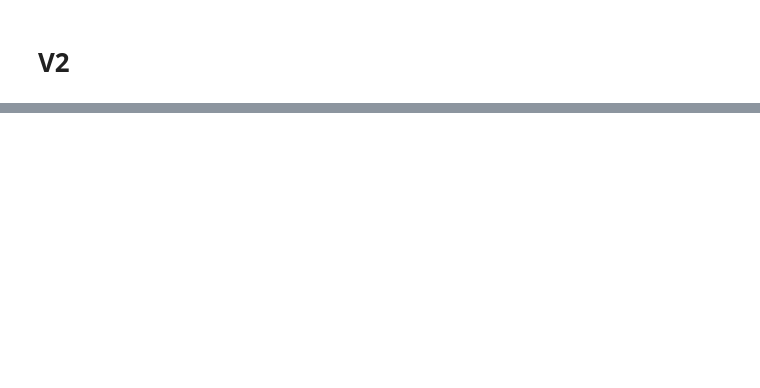
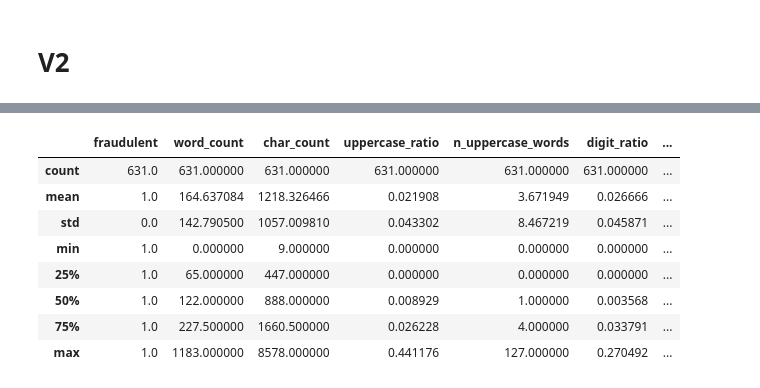
Before and after one commit to lvendrix/data_wizard, a Jupyter notebook: notebooks/eda.ipynb, the cells around one changed output, grey strips where cells are left out. Drawn from its saved outputs; the diff is of its cells as text; code cells hidden in the pictures; blank space fills up the shorter version.

Commit message:
trained multiple models and preprocessing

```diff
--- a/notebooks/eda.ipynb
+++ b/notebooks/eda.ipynb
@@ -321,0 +353,9 @@ Name: count, dtype: int64
+# %%
+# Feature engineering before any preprocessing
+df['word_count'] = df['description'].str.split().str.len()
+df['char_count'] = df['description'].str.len()
+df['uppercase_ratio'] = df['description'].apply(calculate_uppercase_ratio)
+df['n_uppercase_words'] = df['description'].apply(count_uppercase_words)
+df['digit_ratio'] = df['description'].apply(calculate_digit_ratio)
+df['special_char_ratio'] = df['description'].apply(calculate_special_char_ratio)
+df['scam_words'] = df['description'].apply(count_scam_words)
@@ -321,0 +371,12 @@ Name: count, dtype: int64
+# %%
+df[df['fraudulent'] == 1].describe()
+# %% [output]
+|  | fraudulent | word_count | char_count | uppercase_ratio | n_uppercase_words | digit_ratio | ... |
+| count | 631.0 | 631.000000 | 631.000000 | 631.000000 | 631.000000 | 631.000000 | ... |
+| mean | 1.0 | 164.637084 | 1218.326466 | 0.021908 | 3.671949 | 0.026666 | ... |
+| std | 0.0 | 142.790500 | 1057.009810 | 0.043302 | 8.467219 | 0.045871 | ... |
+| min | 1.0 | 0.000000 | 9.000000 | 0.000000 | 0.000000 | 0.000000 | ... |
+| 25% | 1.0 | 65.000000 | 447.000000 | 0.000000 | 0.000000 | 0.000000 | ... |
+| 50% | 1.0 | 122.000000 | 888.000000 | 0.008929 | 1.000000 | 0.003568 | ... |
+| 75% | 1.0 | 227.500000 | 1660.500000 | 0.026228 | 4.000000 | 0.033791 | ... |
+| max | 1.0 | 1183.000000 | 8578.000000 | 0.441176 | 127.000000 | 0.270492 | ... |
```
Also changed, not shown: parts of 50 cells of this notebook, 2 other files.
